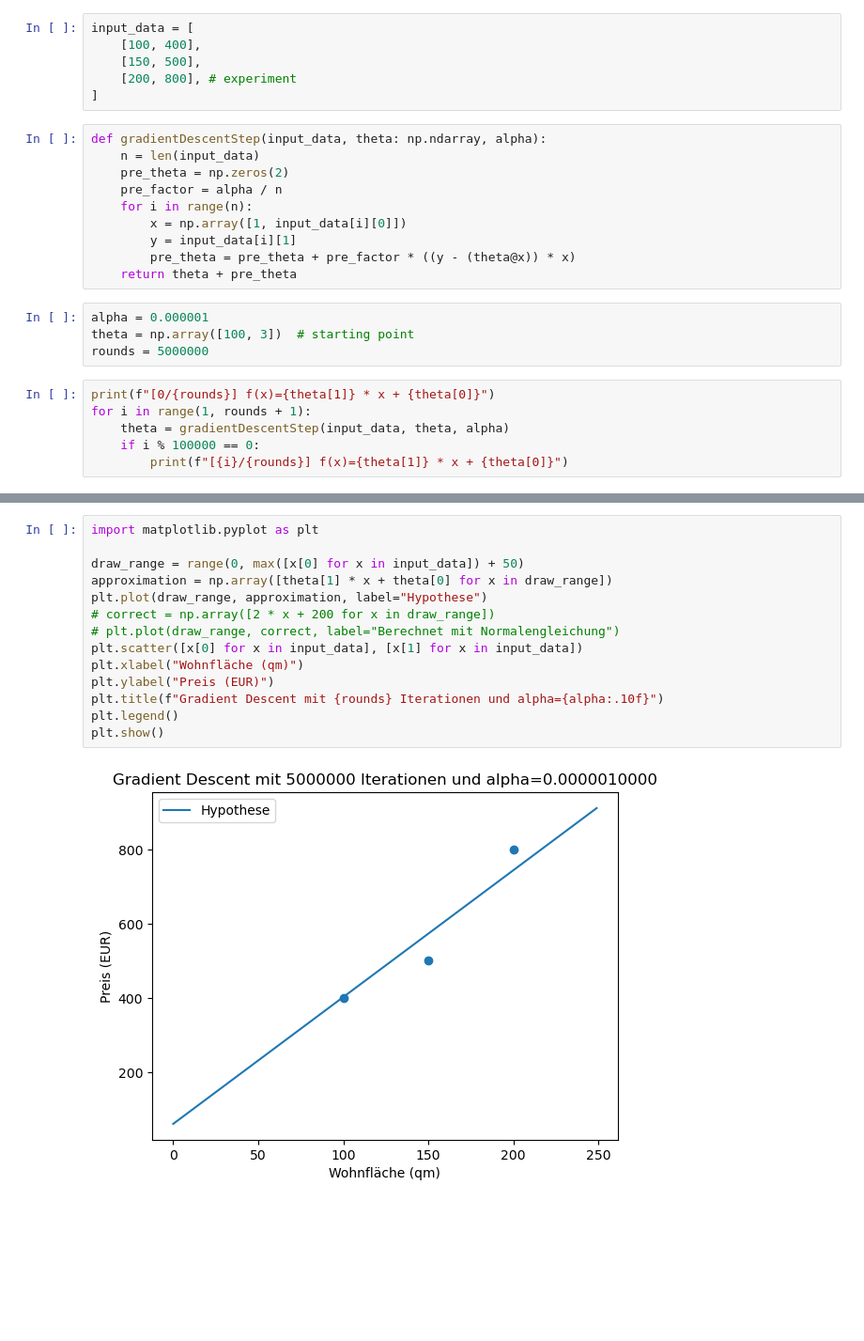
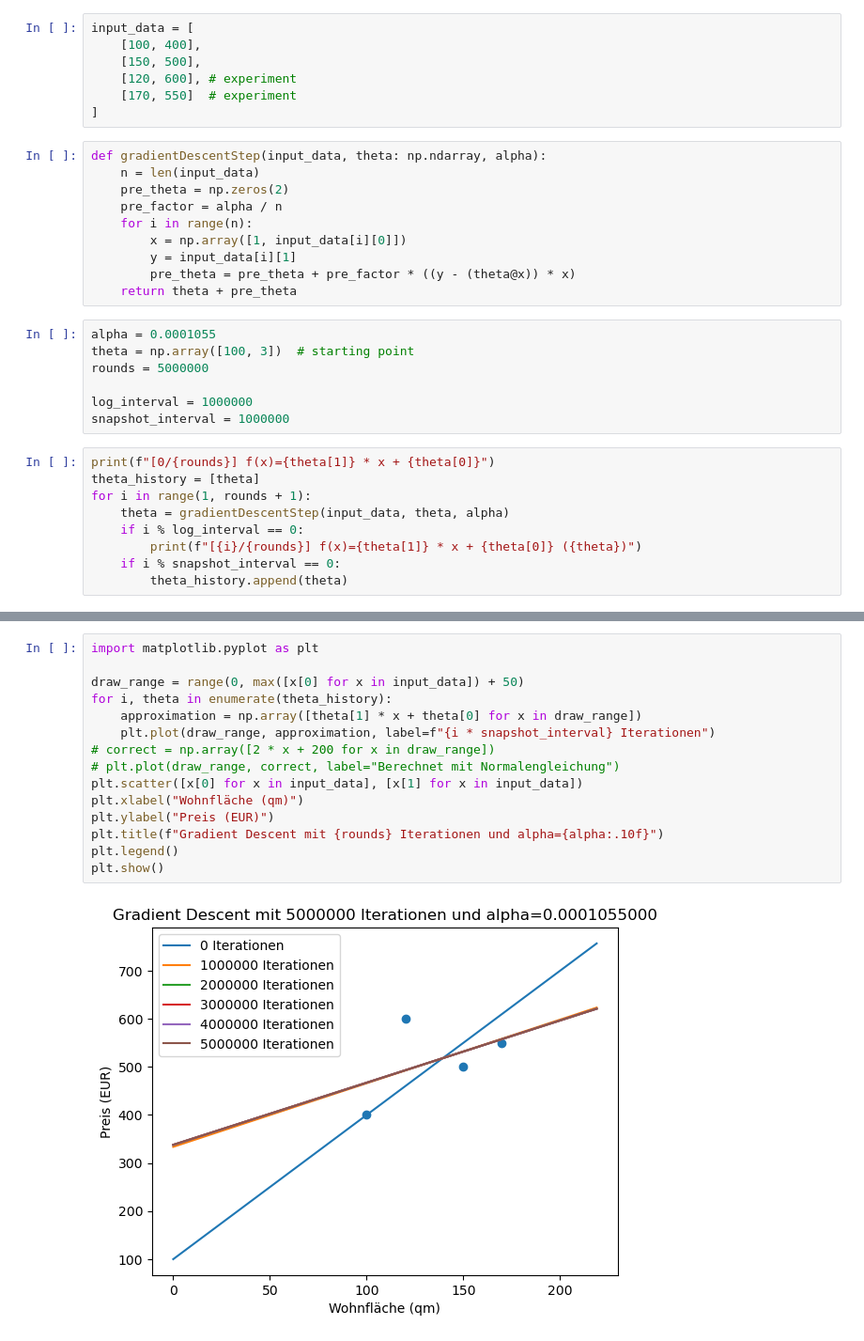
Before and after one commit to arne-kapell/sem6-ki, a Jupyter notebook: gradient-descent.ipynb, the cells around one changed output, grey strips where cells are left out. Shown: that part at 94% size. Saved outputs shown, nothing was run; the diff lists cells and outputs as text; blank space fills up the shorter version.

Commit message:
experimental data

```diff
--- a/gradient-descent.ipynb
+++ b/gradient-descent.ipynb
@@ -12,7 +12,8 @@ import numpy as np
 input_data = [
     [100, 400],
     [150, 500],
-    [200, 800], # experiment
+    [120, 600], # experiment
+    [170, 550]  # experiment
 ]
 # %%
 def gradientDescentStep(input_data, theta: np.ndarray, alpha):
@@ -25,14 +26,20 @@ def gradientDescentStep(input_data, theta: np.ndarray, alpha):
         pre_theta = pre_theta + pre_factor * ((y - (theta@x)) * x)
     return theta + pre_theta
 # %%
-alpha = 0.000001
+alpha = 0.0001055
 theta = np.array([100, 3])  # starting point
 rounds = 5000000
+
+log_interval = 1000000
+snapshot_interval = 1000000
 # %%
 print(f"[0/{rounds}] f(x)={theta[1]} * x + {theta[0]}")
+theta_history = [theta]
 for i in range(1, rounds + 1):
     theta = gradientDescentStep(input_data, theta, alpha)
-    if i % 100000 == 0:
-        print(f"[{i}/{rounds}] f(x)={theta[1]} * x + {theta[0]}")
+    if i % log_interval == 0:
+        print(f"[{i}/{rounds}] f(x)={theta[1]} * x + {theta[0]} ({theta})")
+    if i % snapshot_interval == 0:
+        theta_history.append(theta)
 # %% [output]
 [0/5000000] f(x)=3 * x + 100
@@ -55,16 +51,17 @@ for i in range(1, rounds + 1):
 # %%
 import matplotlib.pyplot as plt
 
 draw_range = range(0, max([x[0] for x in input_data]) + 50)
-approximation = np.array([theta[1] * x + theta[0] for x in draw_range])
-plt.plot(draw_range, approximation, label="Hypothese")
+for i, theta in enumerate(theta_history):
+    approximation = np.array([theta[1] * x + theta[0] for x in draw_range])
+    plt.plot(draw_range, approximation, label=f"{i * snapshot_interval} Iterationen")
 # correct = np.array([2 * x + 200 for x in draw_range])
 # plt.plot(draw_range, correct, label="Berechnet mit Normalengleichung")
 plt.scatter([x[0] for x in input_data], [x[1] for x in input_data])
 plt.xlabel("Wohnfläche (qm)")
 plt.ylabel("Preis (EUR)")
 plt.title(f"Gradient Descent mit {rounds} Iterationen und alpha={alpha:.10f}")
 plt.legend()
 plt.show()
 # %% [output]
-[figure, old version]
+[figure, new version]
```
Also changed, not shown: parts of 1 cell of this notebook.
